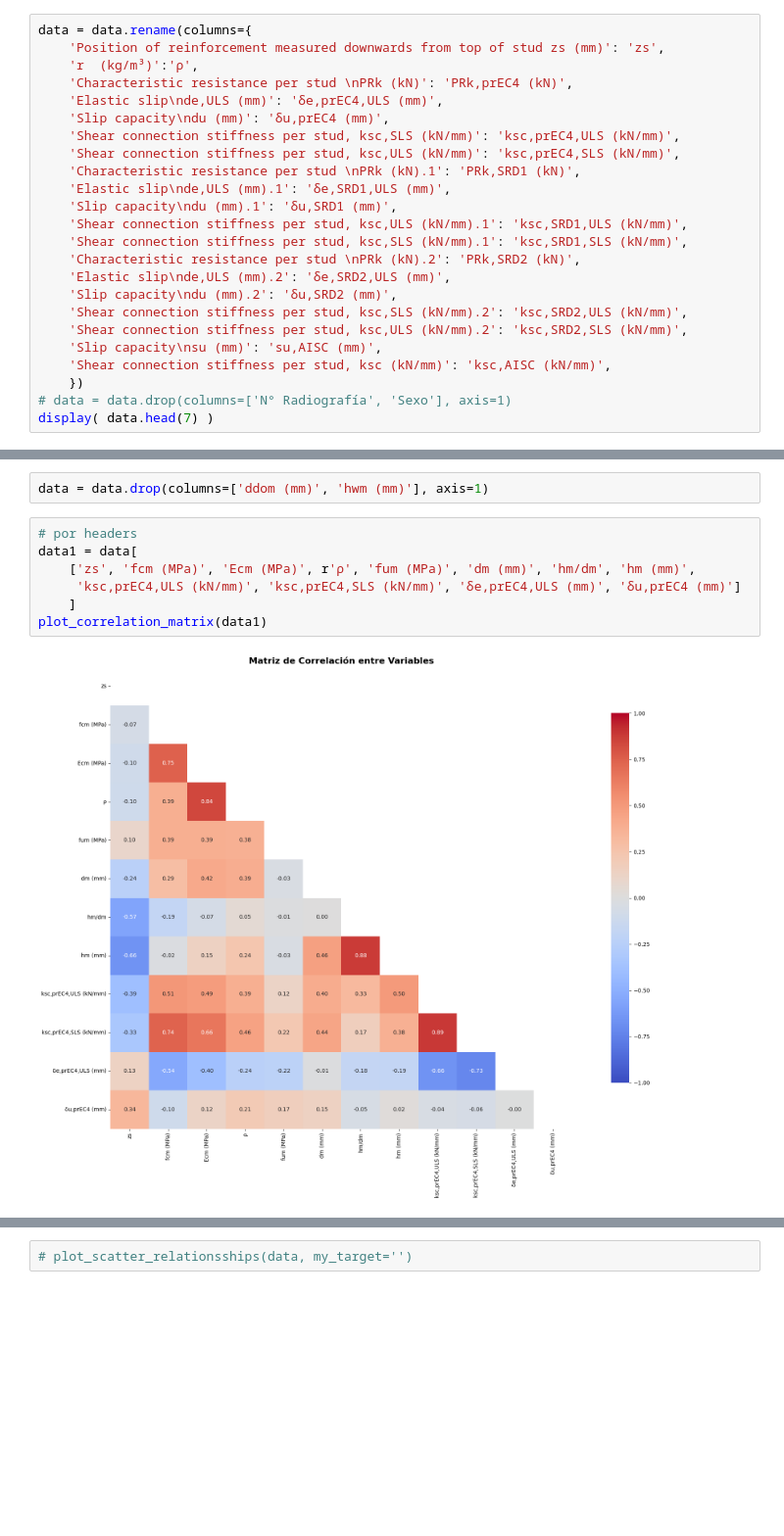
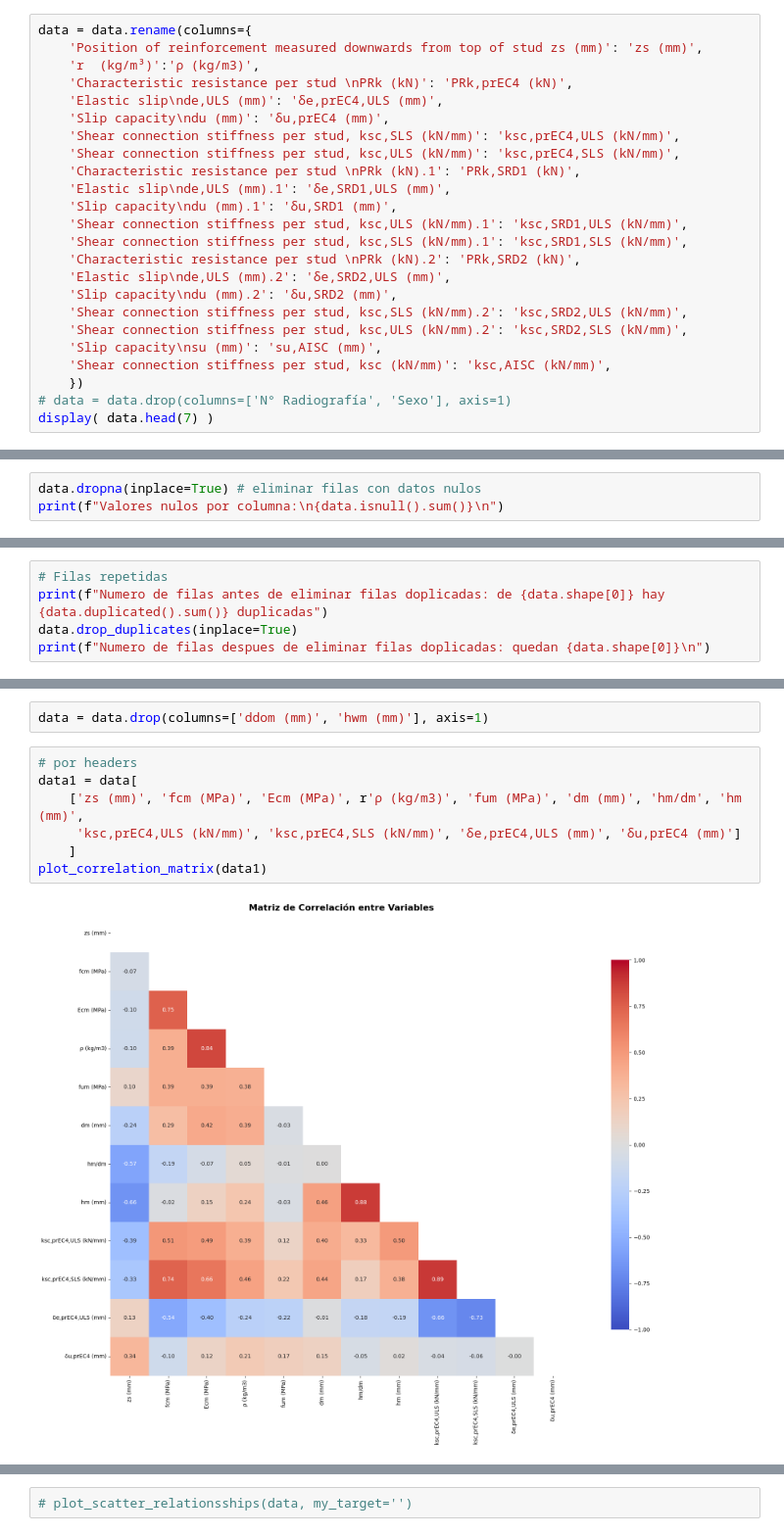
Before and after one commit to fjmucho/iAx, a Jupyter notebook: ML-e03 Red-Neuronal - Entrenamiento para Uniones-en-slabs.ipynb, the cells around one changed output, grey strips where cells are left out. Shown at 98% size. Cells and saved outputs as stored; diff of their text form; blank space fills up the shorter version.

```diff
--- a/ML-e03 Red-Neuronal - Entrenamiento para Uniones-en-slabs.ipynb
+++ b/ML-e03 Red-Neuronal - Entrenamiento para Uniones-en-slabs.ipynb
@@ -101,8 +101,8 @@ display( data.head(5) )
 5 rows × 28 columns
 # %%
 data = data.rename(columns={
-    'Position of reinforcement measured downwards from top of stud zs (mm)': 'zs',
-    'r  (kg/m³)':'ρ',
+    'Position of reinforcement measured downwards from top of stud zs (mm)': 'zs (mm)',
+    'r  (kg/m³)':'ρ (kg/m3)',
     'Characteristic resistance per stud \nPRk (kN)': 'PRk,prEC4 (kN)',
     'Elastic slip\nde,ULS (mm)': 'δe,prEC4,ULS (mm)',
     'Slip capacity\ndu (mm)': 'δu,prEC4 (mm)',
@@ -190,0 +194,3 @@ ESTADISTICAS DESCRIPTIVAS:
+# %%
+data.dropna(inplace=True) # eliminar filas con datos nulos
+print(f"Valores nulos por columna:\n{data.isnull().sum()}\n")
@@ -190,0 +215,5 @@ ESTADISTICAS DESCRIPTIVAS:
+# %%
+# Filas repetidas
+print(f"Numero de filas antes de eliminar filas doplicadas: de {data.shape[0]} hay {data.duplicated().sum()} duplicadas")
+data.drop_duplicates(inplace=True)
+print(f"Numero de filas despues de eliminar filas doplicadas: quedan {data.shape[0]}\n")
@@ -325,12 +388,12 @@ data = data.drop(columns=['ddom (mm)', 'hwm (mm)'], axis=1)
 # %%
 # por headers
 data1 = data[
-    ['zs', 'fcm (MPa)', 'Ecm (MPa)', r'ρ', 'fum (MPa)', 'dm (mm)', 'hm/dm', 'hm (mm)',
+    ['zs (mm)', 'fcm (MPa)', 'Ecm (MPa)', r'ρ (kg/m3)', 'fum (MPa)', 'dm (mm)', 'hm/dm', 'hm (mm)',
      'ksc,prEC4,ULS (kN/mm)', 'ksc,prEC4,SLS (kN/mm)', 'δe,prEC4,ULS (mm)', 'δu,prEC4 (mm)']
     ]
 plot_correlation_matrix(data1)
 # %% [output]
-[figure, old version]
+[figure, new version]
 # %%
 # por headers
 data2 = data[
```
Also changed, not shown: parts of 27 cells of this notebook, 6 other files.
